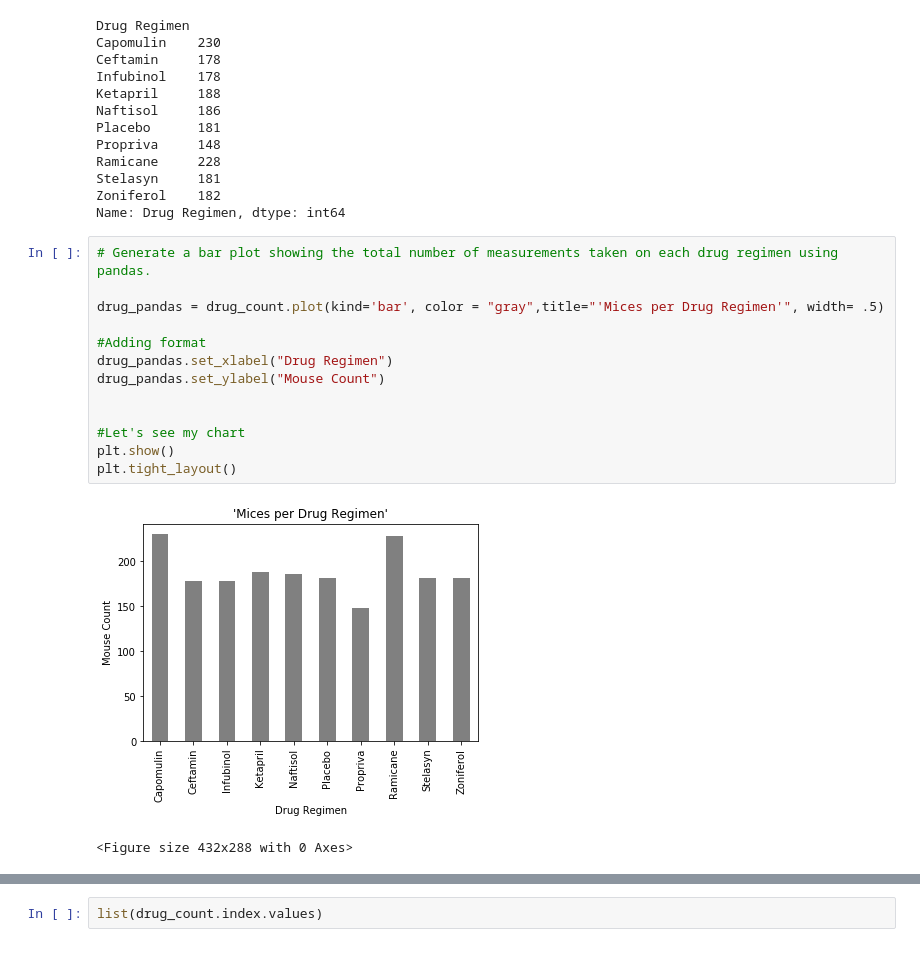
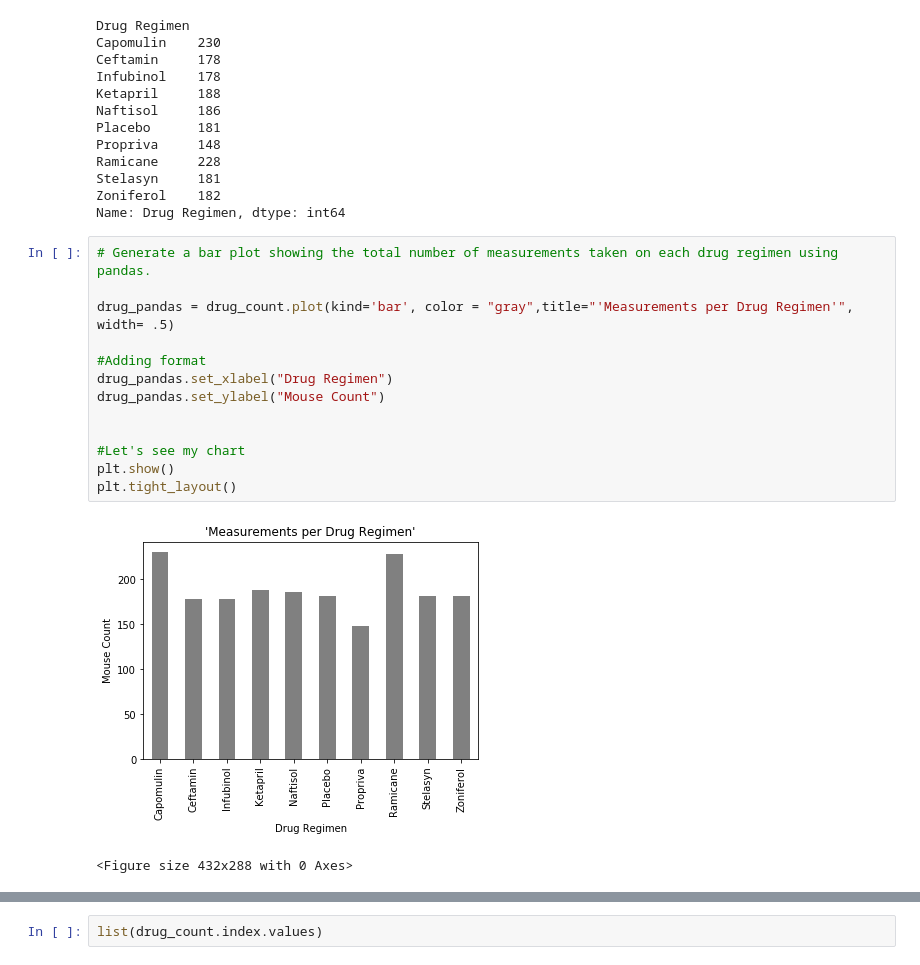
Before and after one commit to angieglass/the-power-of-plots, a Jupyter notebook: power_of_plots_homework.ipynb, the cells around one changed output, grey strips where cells are left out. Cells and saved outputs as stored; diff of their text form.

```diff
--- a/power_of_plots_homework.ipynb
+++ b/power_of_plots_homework.ipynb
@@ -180,18 +180,18 @@ Name: Drug Regimen, dtype: int64
 # %%
 # Generate a bar plot showing the total number of measurements taken on each drug regimen using pandas.
 
-drug_pandas = drug_count.plot(kind='bar', color = "gray",title="'Mices per Drug Regimen'", width= .5)
+drug_pandas = drug_count.plot(kind='bar', color = "gray",title="'Measurements per Drug Regimen'", width= .5)
 
 #Adding format
 drug_pandas.set_xlabel("Drug Regimen")
 drug_pandas.set_ylabel("Mouse Count")
 
 
 #Let's see my chart
 plt.show()
 plt.tight_layout()
 # %% [output]
-[figure, old version]
+[figure, new version]
 <Figure size 432x288 with 0 Axes>
 # %%
 # Generate a bar plot showing the total number of measurements taken on each drug regimen using pyplot.
```
Also changed, not shown: parts of 4 cells of this notebook.
